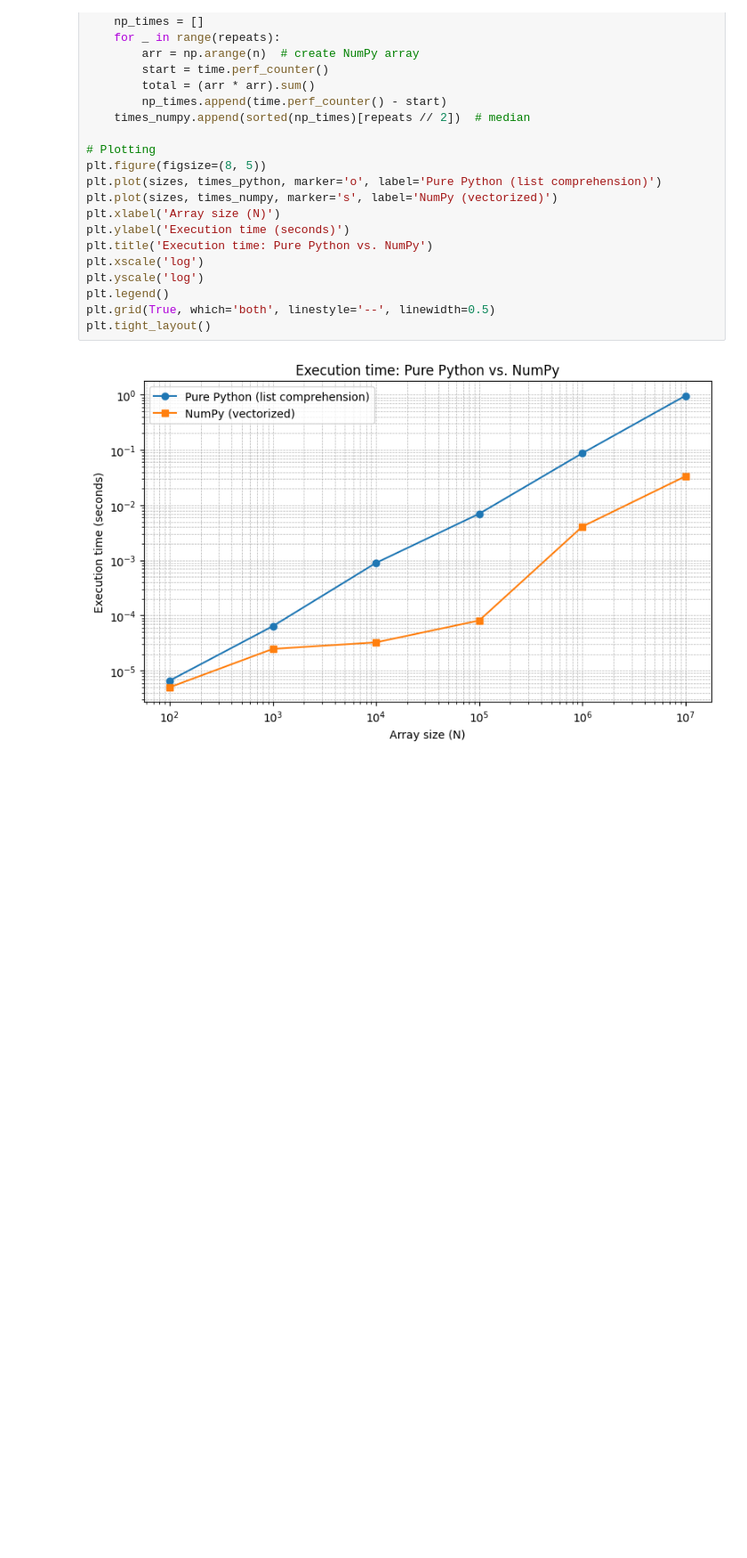
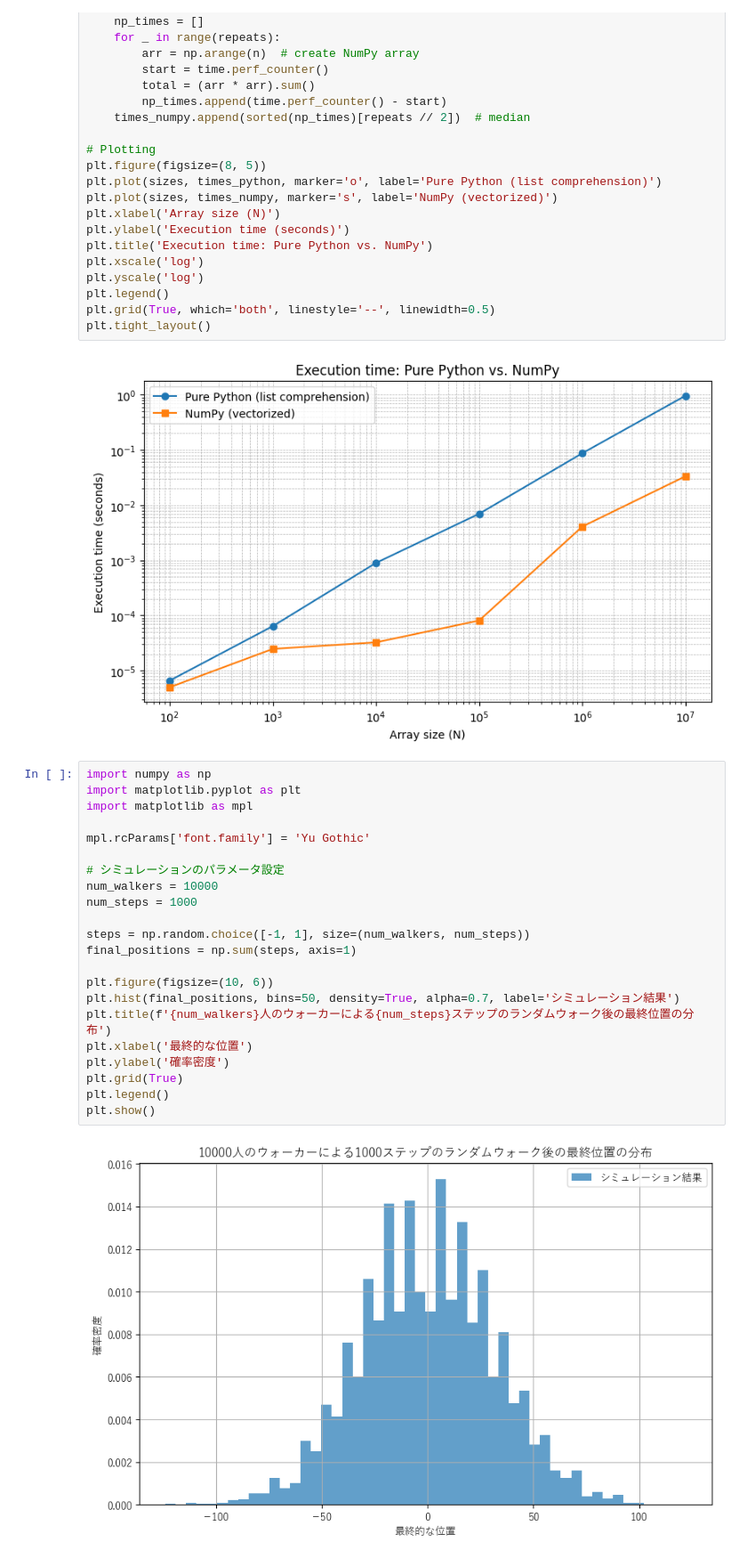
Before and after one commit to zdan2/Python-Data-Science-Handbook, a Jupyter notebook: basic.ipynb, the cells around one changed output. Shown at 89% size. Saved outputs shown, nothing was run; the diff lists cells and outputs as text; blank space fills up the shorter version.

```diff
--- a/basic.ipynb
+++ b/basic.ipynb
@@ -1125,3 +1127,27 @@ plt.grid(True, which='both', linestyle='--', linewidth=0.5)
 plt.tight_layout()
 # %% [output]
 [figure]
+# %%
+import numpy as np
+import matplotlib.pyplot as plt
+import matplotlib as mpl
+
+mpl.rcParams['font.family'] = 'Yu Gothic'
+
+# シミュレーションのパラメータ設定
+num_walkers = 10000
+num_steps = 1000
+
+steps = np.random.choice([-1, 1], size=(num_walkers, num_steps))
+final_positions = np.sum(steps, axis=1)
+
+plt.figure(figsize=(10, 6))
+plt.hist(final_positions, bins=50, density=True, alpha=0.7, label='シミュレーション結果')
+plt.title(f'{num_walkers}人のウォーカーによる{num_steps}ステップのランダムウォーク後の最終位置の分布')
+plt.xlabel('最終的な位置')
+plt.ylabel('確率密度')
+plt.grid(True)
+plt.legend()
+plt.show()
+# %% [output]
+[figure, added]
```
Also changed, not shown: parts of 23 cells of this notebook.
